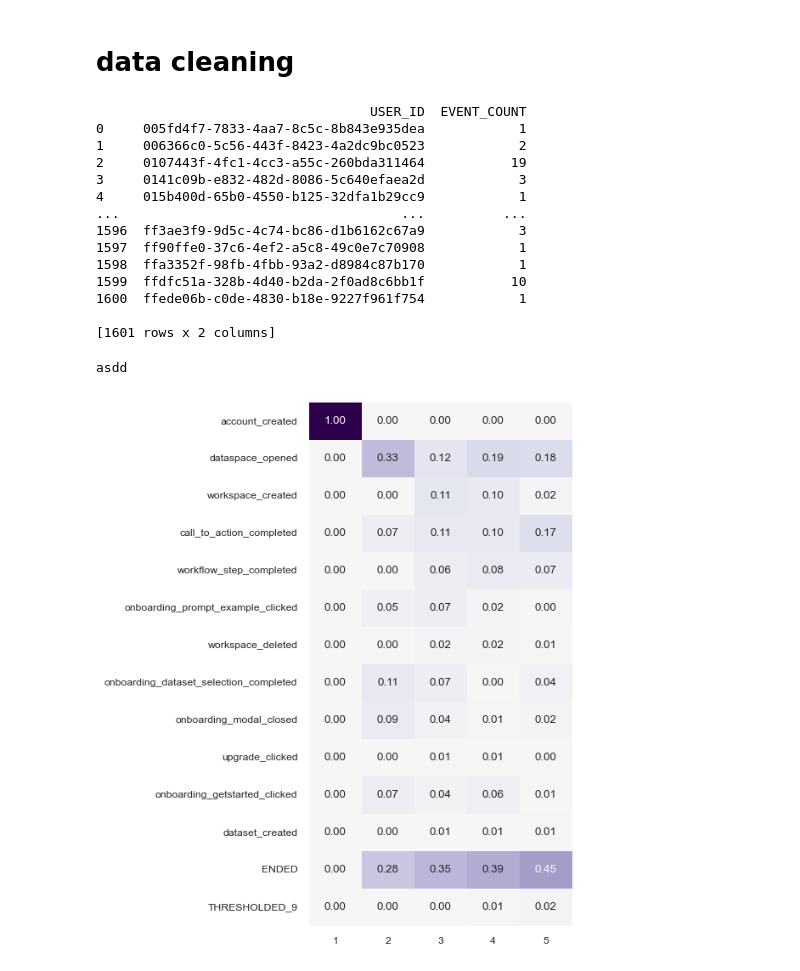
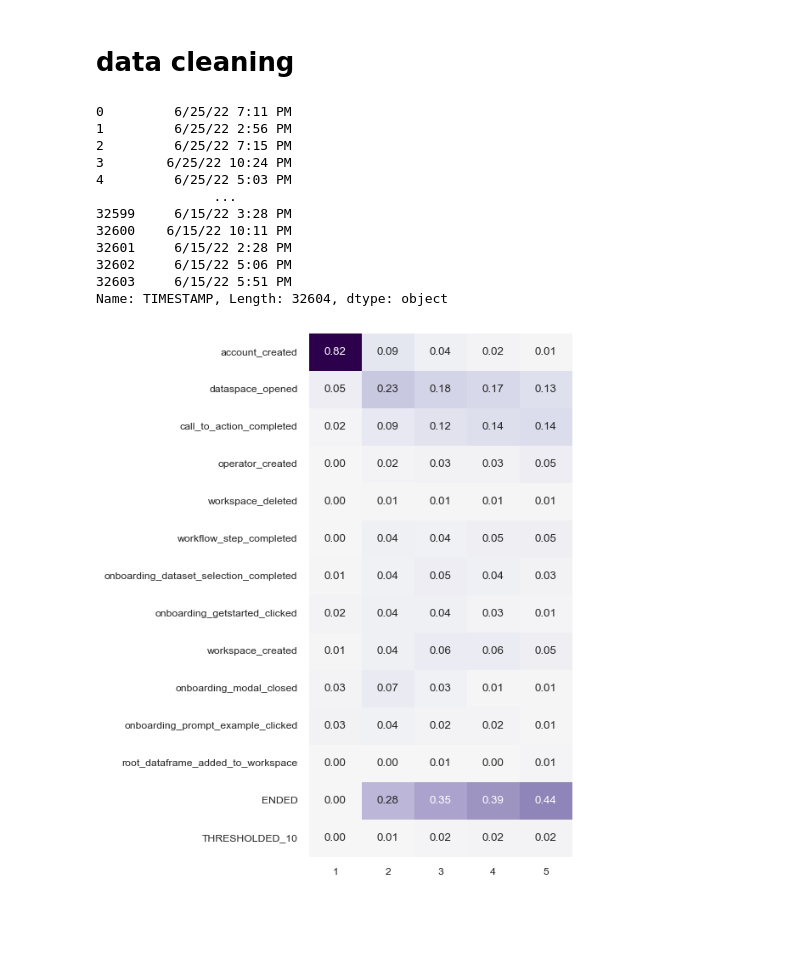
Before and after one commit to ezg/ezpackage, a Jupyter notebook: funnel.ipynb, the cells around one changed output. Saved outputs shown, nothing was run; the diff lists cells and outputs as text; code cells hidden in the pictures; blank space fills up the shorter version.

```diff
--- a/funnel.ipynb
+++ b/funnel.ipynb
@@ -26,5 +48,8 @@ Note: you may need to restart the kernel to use updated packages.
 # data cleaning
 # %%
 import pandas as pd
-df = pd.read_csv("tracks.csv")
+df = pd.read_csv('s3://ez-testing-bucket/tracks.csv')
 df = df[df["EVENT"] != "error"]
+
+user_col = 'USER_ID'
+event_col = 'EVENT'
@@ -37,20 +60,10 @@ g1 = set(df[(df['USER_AGENT_BROWSER_OS'] == 'iOS') | (
     df['USER_AGENT_BROWSER_OS'] == 'Android OS')]['USER_ID'])
 g2 = set(df['USER_ID']) - g1
 
+#g1 = set(df[(df['EVENT'] == 'asset-shared') | (
+#    df['EVENT'] == 'asset_shared')]['USER_ID'])
+#g2 = set(df['USER_ID']) - g1
 
-sub = df[df["EVENT"] == "onboarding_modal_closed"]
-group = df.groupby('USER_ID')["EVENT"].count().reset_index(name ='EVENT_COUNT')
-print(group)
-g1 = set(group[(group['EVENT_COUNT'] > 10)]['USER_ID'])
-g2 = set(group['USER_ID']) - g1
-
-g1 = set(df[(df['EVENT'] == 'asset-shared') | (
-    df['EVENT'] == 'asset_shared')]['USER_ID'])
-g2 = set(df['USER_ID']) - g1
-
-
-user_col = 'USER_ID'
-event_col = 'EVENT'
 
 groups = ezpackage.funnel.funnel(data=df, targets=[
     'account_created',  'operator_created'], event_col=event_col, index_col=user_col, groups=(g1, g2),
@@ -58,44 +71,36 @@ groups = ezpackage.funnel.funnel(data=df, targets=[
 
 #groups = ezpackage.funnel.funnel(data=df, targets=[
 #    'dataset_created',  'operator_created'], event_col=event_col, index_col=user_col, groups=(g1, g2),
-#    group_names=('mobile', 'non-mobile'))
+#    group_names=('shared', 'not-shared'))
 
-print(groups)
 fig = ezpackage.funnel.plot(groups)
 fig.show()
-# %% [output]
-                                   USER_ID  EVENT_COUNT
-0     005fd4f7-7833-4aa7-8c5c-8b843e935dea            1
-1     006366c0-5c56-443f-8423-4a2dc9bc0523            2
-2     0107443f-4fc1-4cc3-a55c-260bda311464           19
-3     0141c09b-e832-482d-8086-5c640efaea2d            3
-4     015b400d-65b0-4550-b125-32dfa1b29cc9            1
-...                                    ...          ...
-1596  ff3ae3f9-9d5c-4c74-bc86-d1b6162c67a9            3
-1597  ff90ffe0-37c6-4ef2-a5c8-49c0e7c70908            1
-1598  ffa3352f-98fb-4fbb-93a2-d8984c87b170            1
-1599  ffdfc51a-328b-4d40-b2da-2f0ad8c6bb1f           10
-1600  ffede06b-c0de-4830-b18e-9227f961f754            1
-
-[1601 rows x 2 columns]
 # %%
 import matplotlib.pyplot as plt
+print(df['TIMESTAMP'])
 
 df.sort_values(by='TIMESTAMP')
-df = df[df["EVENT"] != "operator_created"]
 g1 = set(df[(df['USER_AGENT_BROWSER_OS'] == 'iOS') | (
     df['USER_AGENT_BROWSER_OS'] == 'Android OS')]['USER_ID'])
 g2 = set(df['USER_ID']) - g1
-
 
 user_col = 'USER_ID'
 event_col = 'EVENT'
 time_col = 'TIMESTAMP'
 
 groups = ezpackage.matrix.matrix(
     df, max_steps=5, event_col=event_col, index_col=user_col, time_col=time_col, thresh=0.01)
-
-plt.savefig("dd.svg")
 # %% [output]
-asdd
+0         6/25/22 7:11 PM
+1         6/25/22 2:56 PM
+2         6/25/22 7:15 PM
+3        6/25/22 10:24 PM
+4         6/25/22 5:03 PM
+               ...
+32599     6/15/22 3:28 PM
+32600    6/15/22 10:11 PM
+32601     6/15/22 2:28 PM
+32602     6/15/22 5:06 PM
+32603     6/15/22 5:51 PM
+Name: TIMESTAMP, Length: 32604, dtype: object
-[figure, old version]
+[figure, new version]
```
Also changed, not shown: parts of 4 cells of this notebook, 1 other file.
